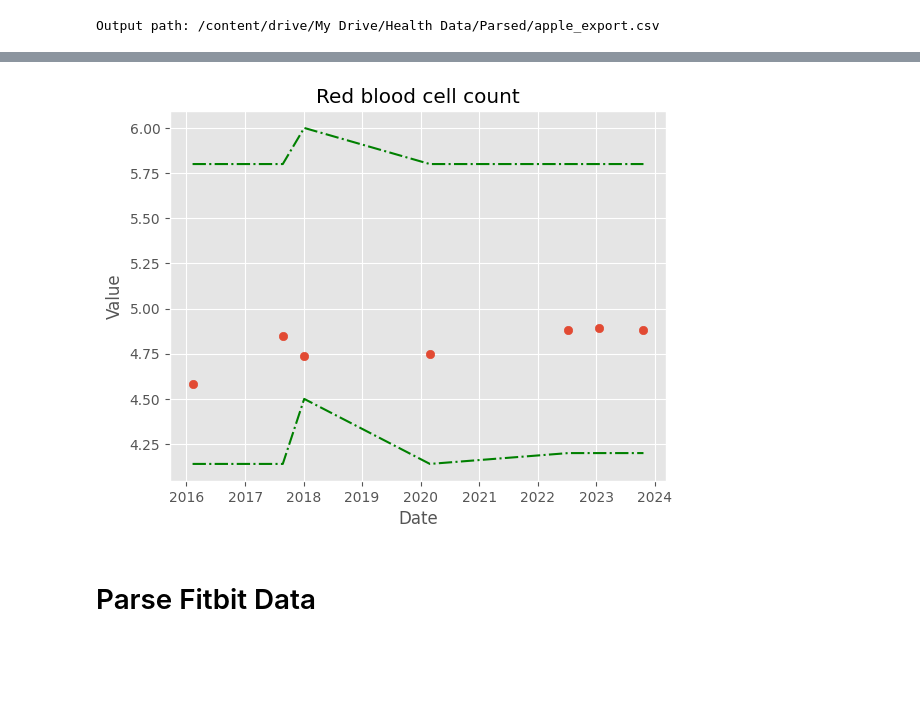
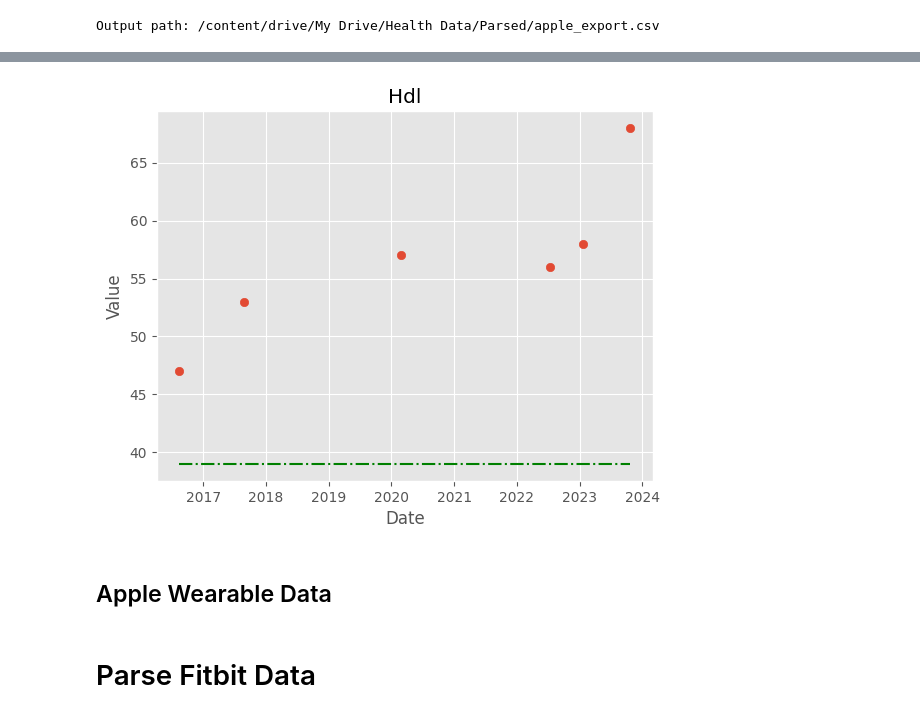
Before and after one commit to jlprieto/sandbox, a Jupyter notebook: Health_Agregator.ipynb, the cells around one changed output, grey strips where cells are left out. Drawn from its saved outputs; the diff is of its cells as text; code cells hidden in the pictures; blank space fills up the shorter version.

```diff
--- a/Health_Agregator.ipynb
+++ b/Health_Agregator.ipynb
@@ -64,22 +620,22 @@ if latest_apple_path is None:
 # %% [markdown]
 ## Generic HKQuantity values in export.html
 # %%
-file_path = os.path.join(latest_apple_path, 'export.xml')
-if not os.path.exists(file_path):
+apple_export_path = os.path.join(latest_apple_path, 'export.xml')
+if not os.path.exists(apple_export_path):
   raise Exception(f"No export.xml file found in the Apple folder {latest_apple_path}")
 
-output_path = os.path.join(_PARSED_ROOT_, 'apple_export.csv')
-print(f"Output path: {output_path}")
+parsed_apple_path = os.path.join(_PARSED_ROOT_, 'apple_export.csv')
+print(f"Output path: {parsed_apple_path}")
 # %% [output]
 Output path: /content/drive/My Drive/Health Data/Parsed/apple_export.csv
 # %%
 if _REPROCESS_:
-  with open(output_path, 'w') as f_out:
+  with open(parsed_apple_path, 'w') as f_out:
     writer = csv.writer(f_out)
     columns = ["startDate", "endDate", "type", "unit", "value", "source"]
     writer.writerow(columns)
 
-    with open(file_path, 'r') as f_in:
+    with open(apple_export_path, 'r') as f_in:
       # i = 0
       for _, elem in iterparse(f_in):
         # if i>1000:
@@ -104,8 +685,11 @@ if _REPROCESS_:
 # %%
-clinical_records_path = os.path.join(latest_apple_path, 'clinical-records')
-if not os.path.exists(clinical_records_path):
+apple_ehr_path = os.path.join(latest_apple_path, 'clinical-records')
+if not os.path.exists(apple_ehr_path):
   raise Exception("No clinical records found")
 
-labs_output_path = os.path.join(_PARSED_ROOT_, 'labs_export.csv')
-print(f"Output path: {labs_output_path}")
+parsed_apple_blood_labs_path = os.path.join(_PARSED_ROOT_, 'blood_labs_export.csv')
+print(f"Output path for blood labs: {parsed_apple_blood_labs_path}")
+
+parsed_apple_ehr_path = os.path.join(_PARSED_ROOT_, 'ehr_export.csv')
+print(f"Output path for EHR: {parsed_apple_ehr_path}")
 # %% [output]
@@ -187,10 +772,10 @@ df_conditions = pd.DataFrame(columns=['date',
 n_observations = 0
 n_diagnostic_reports = 0
 n_procedure = 0
-for file_path in os.listdir(clinical_records_path):
+for file_path in os.listdir(apple_ehr_path):
   if not file_path.endswith('.json'):
     continue
-  with open(os.path.join(clinical_records_path, file_path),'r') as f_in:
+  with open(os.path.join(apple_ehr_path, file_path),'r') as f_in:
     data = json.load(f_in)
 
   if data.get('resourceType') == 'MedicationStatement':
@@ -408,20 +1007,22 @@ with open(labs_output_path, 'w') as f_out:
 # %%
-analyte_name = 'red blood cell count' # @param ['albumin', 'red blood cell count', 'glucose', 'ldl', 'hdl', 'white blood cell count', 'platelets', 'triglycerides', 'vitamin b12', 'hba1c', 'vitamin d', 'cholesterol', 'testosterone']
+analyte_name = 'hdl' # @param ['albumin', 'red blood cell count', 'glucose', 'ldl', 'hdl', 'white blood cell count', 'platelets', 'triglycerides', 'vitamin b12', 'hba1c', 'vitamin d', 'cholesterol', 'testosterone']
 analyte = df[df['lab'] == analyte_name]
 analyte = analyte.sort_values(by=['date'])
 analyte['low_ref'] = pd.to_numeric(analyte['low_ref'], errors='coerce')
-analyte['low_ref'] = analyte['low_ref'].fillna(method='ffill')
+analyte['low_ref'] = analyte['low_ref'].ffill()
 analyte['high_ref'] = pd.to_numeric(analyte['high_ref'], errors='coerce')
-analyte['high_ref'] = analyte['high_ref'].fillna(method='ffill')
+analyte['high_ref'] = analyte['high_ref'].ffill()
 plt.scatter(analyte['date'], analyte['value'])
 plt.plot(analyte['date'], analyte['low_ref'], '-.', color='green')
 plt.plot(analyte['date'], analyte['high_ref'], '-.', color='green')
 plt.title(analyte_name.capitalize())
 plt.xlabel('Date')
 plt.ylabel('Value')
 plt.show()
 # %% [output]
-[figure, old version]
+[figure, new version]
+# %% [markdown]
+## Apple Wearable Data
 # %% [markdown]
 # Parse Fitbit Data
 # %%
```
Also changed, not shown: parts of 46 cells of this notebook.
